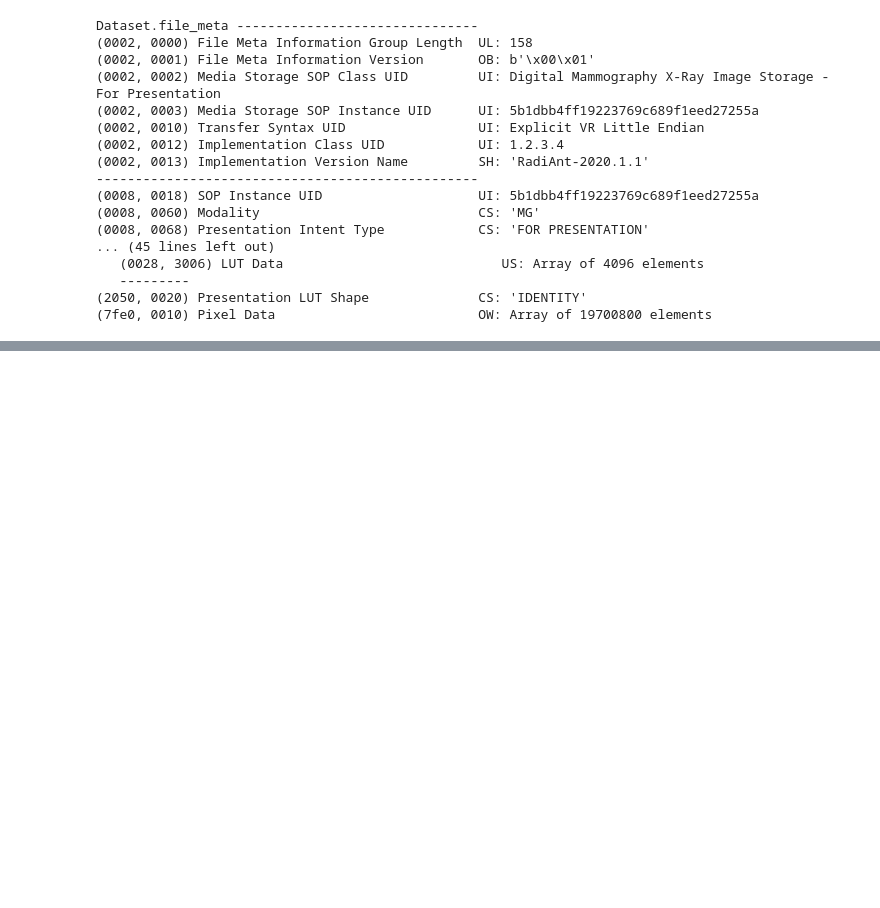
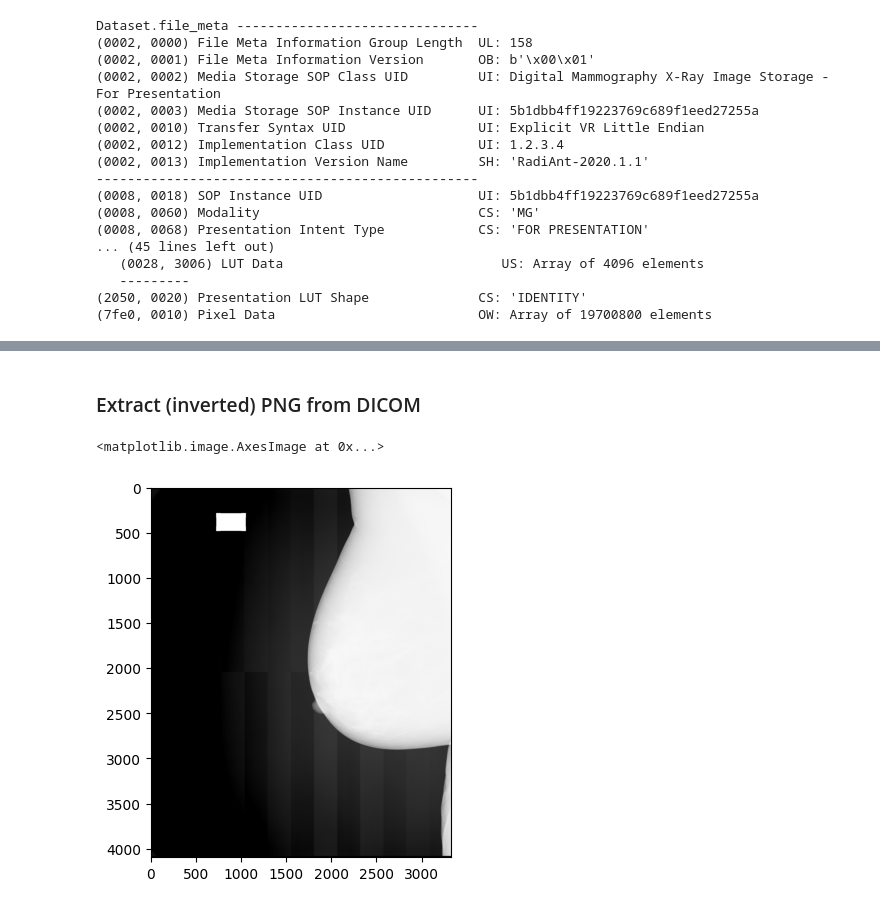
Before and after one commit to cpheidelberg/proj-dicomGmic-lightning, a Jupyter notebook: playground.ipynb, the cells around one changed output, grey strips where cells are left out. Drawn from its saved outputs; the diff is of its cells as text; code cells hidden in the pictures; blank space fills up the shorter version.

```diff
--- a/playground.ipynb
+++ b/playground.ipynb
@@ -136,0 +167,33 @@ Dataset.file_meta -------------------------------
+# %% [markdown]
+### Extract (inverted) PNG from DICOM
+# %%
+def adjust_brightness(image: np.ndarray) -> np.ndarray:
+    """
+    If the most common colour (i.e. probably the background colour) is too light,
+    we assume that it means that the background is light and tissue is dark
+    in this image, so we invert the colours to ensure that all images have light
+    tissue on dark background.
+    """
+
+    border_width = int(0.05 * min(image.shape))
+    top = image[0:border_width, :]
+    bottom = image[-border_width:, :]
+    left = image[:, 0:border_width]
+    right = image[:, -border_width:]
+
+    border_pixels = np.concatenate((top.flatten(), bottom.flatten(), left.flatten(), right.flatten()))
+    mean_intensity = np.mean(border_pixels)
+    threshold = (np.max(image) - np.min(image)) // 2
+
+    if mean_intensity > threshold:
+        inverted_image = cv2.bitwise_not(image)
+        inverted_image = inverted_image.astype(image.dtype)
+        return inverted_image
+    else:
+        return image
+
+img = adjust_brightness(arr)
+plt.imshow(img, cmap="gray")
+# %% [output]
+<matplotlib.image.AxesImage at 0x...>
+[figure, added]
```
Also changed, not shown: parts of 7 cells of this notebook.
